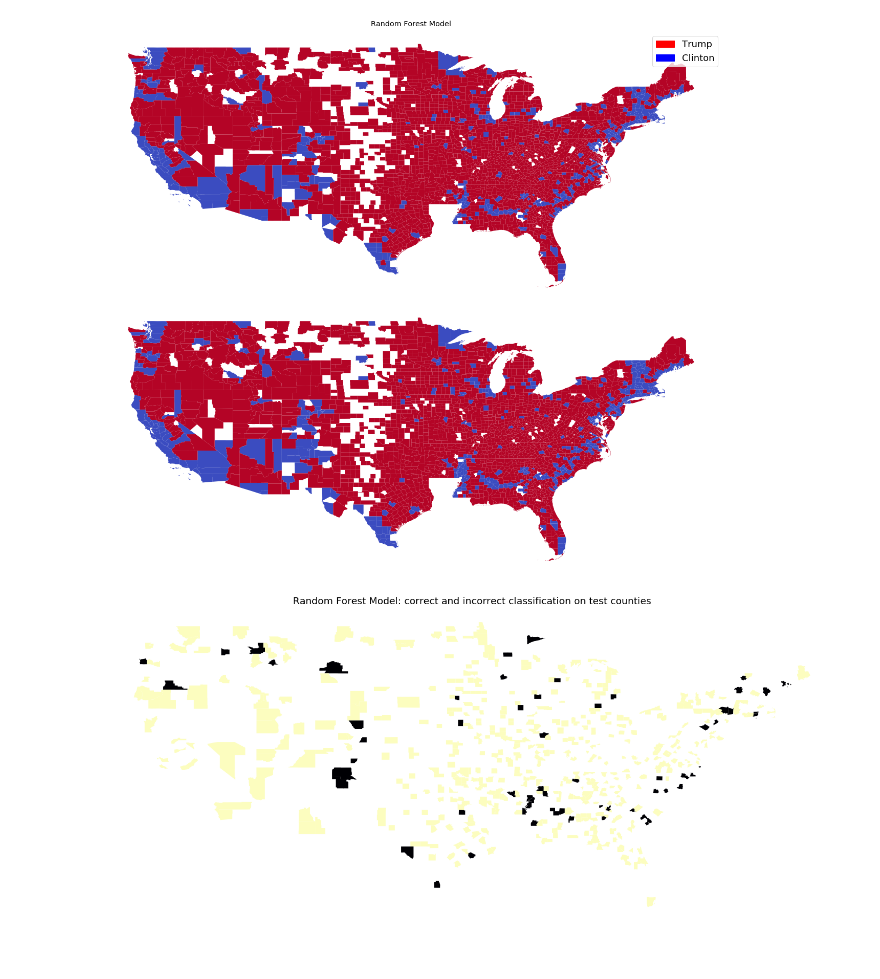
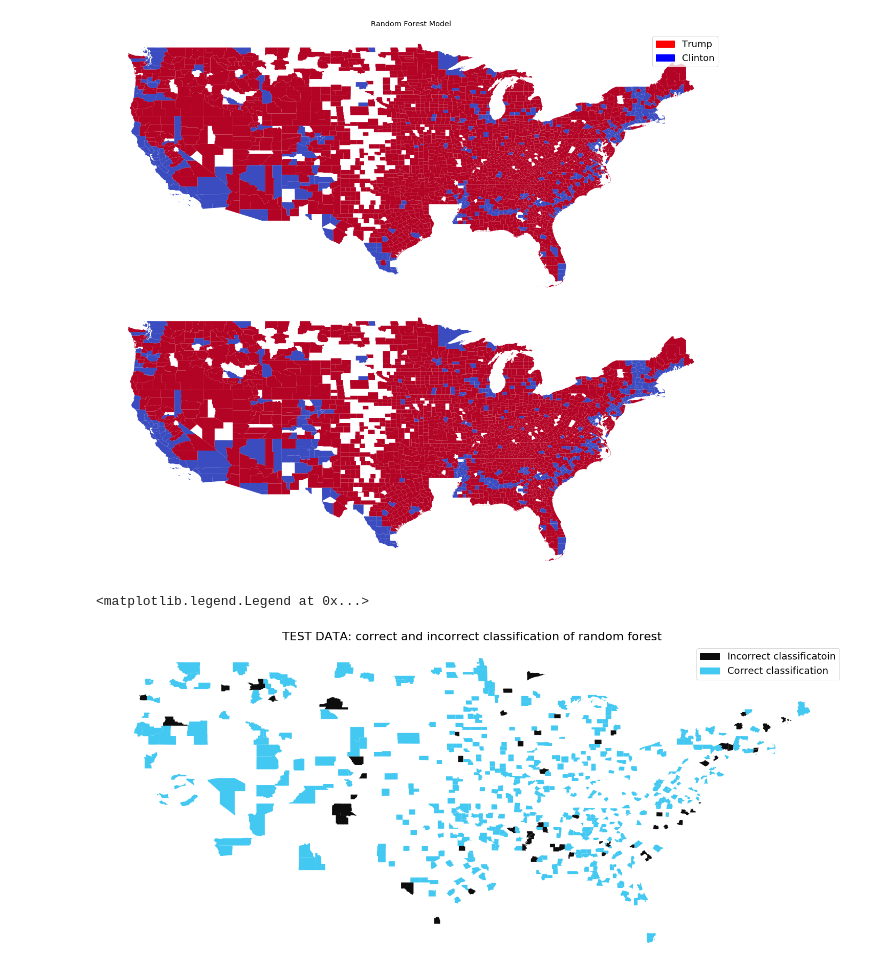
Before and after one commit to joshuaiokua/data100_final-project, a Jupyter notebook: DS 100 Final Project.ipynb, the cells around one changed output. Saved outputs shown, nothing was run; the diff lists cells and outputs as text; code cells hidden in the pictures; blank space fills up the shorter version.

Commit message:
added a new scatter plot and fixed up final map

```diff
--- a/DS 100 Final Project.ipynb
+++ b/DS 100 Final Project.ipynb
@@ -1091,16 +1101,35 @@ plt.tight_layout();
 # %% [output]
 [figure]
 # %%
+from matplotlib.colors import LinearSegmentedColormap
+
+blue_cust = [67/255, 200/255, 242/255]
+black_cust = [13/255,13/255,13/255]
+
+nodes = [0, 1]  # positions for each color from 0-1
+color_scheme = [black_cust, blue_cust]  # corresponds to nodes
+custom_cmap = LinearSegmentedColormap.from_list("blueblack", list(zip(nodes, color_scheme)))
+custom_cmap.set_under(blue_cust)  # set values under vmin to gray
+custom_cmap.set_over(black_cust)  # set values over vmax to red
+plt.register_cmap(cmap=custom_cmap)
+
+
 predicted_test_counties = predicted_map[predicted_map["FIPS"].isin(county_test["FIPS"])]
 actual_map_bin_test_counties = actual_map_bin[actual_map_bin["FIPS"].isin((county_test["FIPS"]))]
 
 predicted_test_counties["Forest_Correct"] = (predicted_test_counties["Forest_Prediction"]==actual_map_bin_test_counties["VotedTrump2016"]).astype(int)
-fig, axes = plt.subplots(1, 1, figsize=(25,15), sharex=True, sharey=True)
+bfig, axes = plt.subplots(1, 1, figsize=(25,15), sharex=True, sharey=True)
 
-predicted_test_counties.plot(ax=axes, column='Forest_Correct', cmap='magma', linewidth=0, edgecolor='white')
+predicted_test_counties.plot(ax=axes, column='Forest_Correct', cmap=custom_cmap, linewidth=0, edgecolor='white')
 
-axes.set_title("Random Forest Model: correct and incorrect classification on test counties", size = 18)
+axes.set_title("TEST DATA: correct and incorrect classification of random forest", size = 22)
 
 axes.set_axis_off()
+
+
+test_wrong_col = mpatches.Patch(color=black_cust,alpha = 1.0, label='Incorrect classificatoin')
+test_correct_col = mpatches.Patch(color=blue_cust,alpha = 1.0, label='Correct classification')
+axes.legend(handles=[test_wrong_col,test_correct_col],prop={'size':18})
 # %% [output]
+<matplotlib.legend.Legend at 0x...>
-[figure, old version]
+[figure, new version]
```
Also changed, not shown: parts of 5 cells of this notebook, 5 other files.
